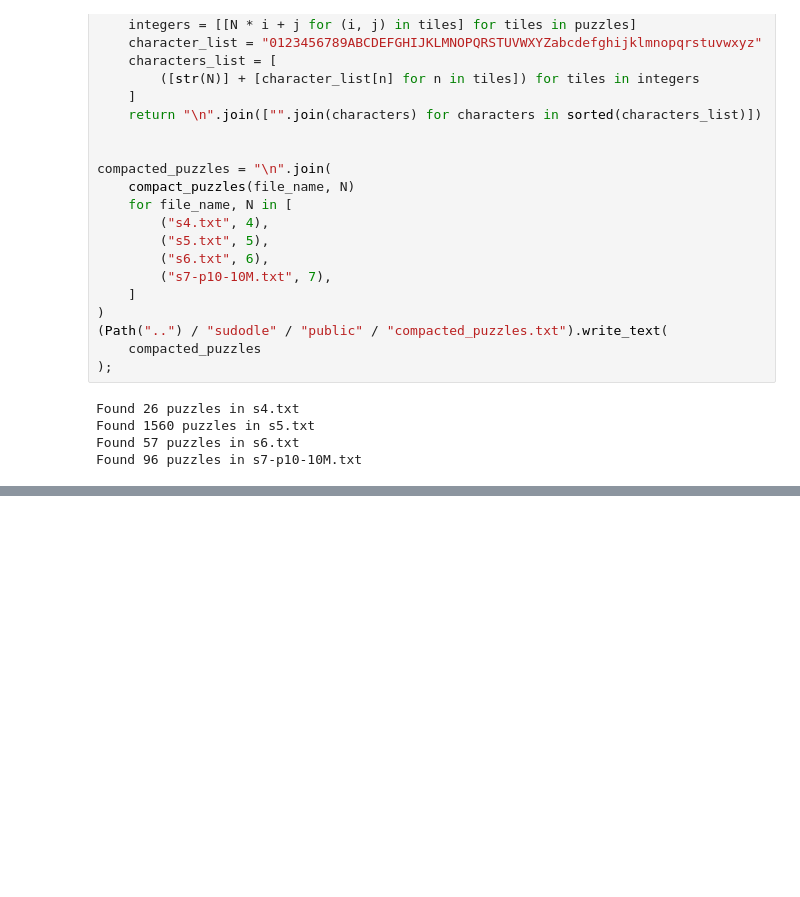
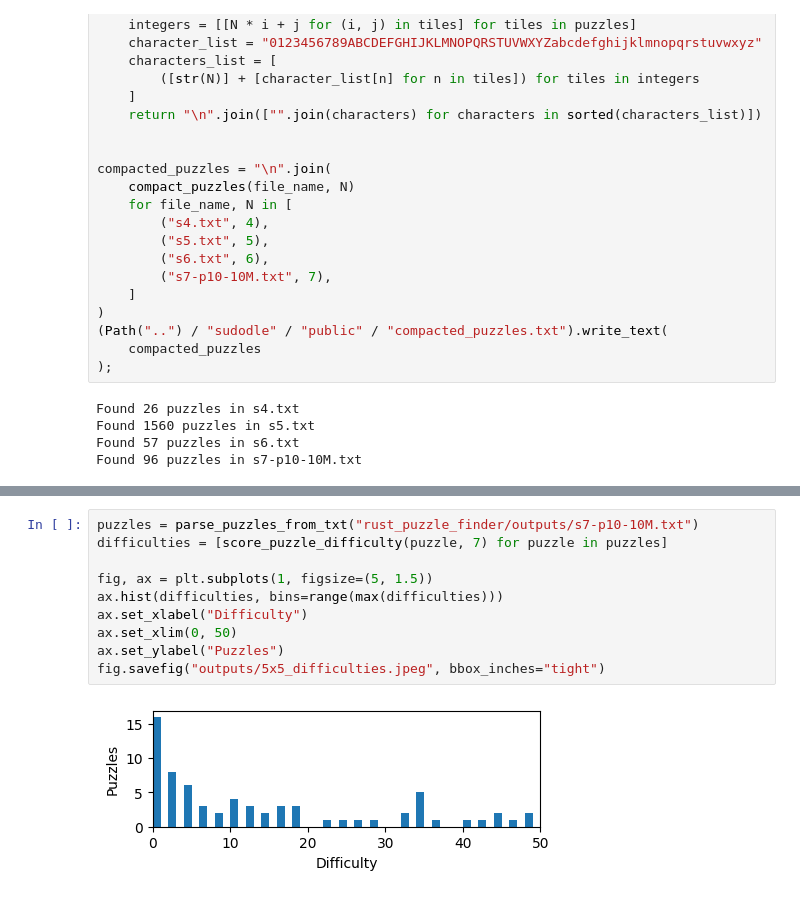
Before and after one commit to Zulko/sudodle, a Jupyter notebook: study/simulation_results.ipynb, the cells around one changed output, grey strips where cells are left out. Saved outputs shown, nothing was run; the diff lists cells and outputs as text; blank space fills up the shorter version.

```diff
--- a/study/simulation_results.ipynb
+++ b/study/simulation_results.ipynb
@@ -143,0 +206,12 @@ complete_latin_square_backtrack_all_solutions(
+# %%
+puzzles = parse_puzzles_from_txt("rust_puzzle_finder/outputs/s7-p10-10M.txt")
+difficulties = [score_puzzle_difficulty(puzzle, 7) for puzzle in puzzles]
+
+fig, ax = plt.subplots(1, figsize=(5, 1.5))
+ax.hist(difficulties, bins=range(max(difficulties)))
+ax.set_xlabel("Difficulty")
+ax.set_xlim(0, 50)
+ax.set_ylabel("Puzzles")
+fig.savefig("outputs/5x5_difficulties.jpeg", bbox_inches="tight")
+# %% [output]
+[figure, added]
```
Also changed, not shown: parts of 11 cells of this notebook, 4 other files.
